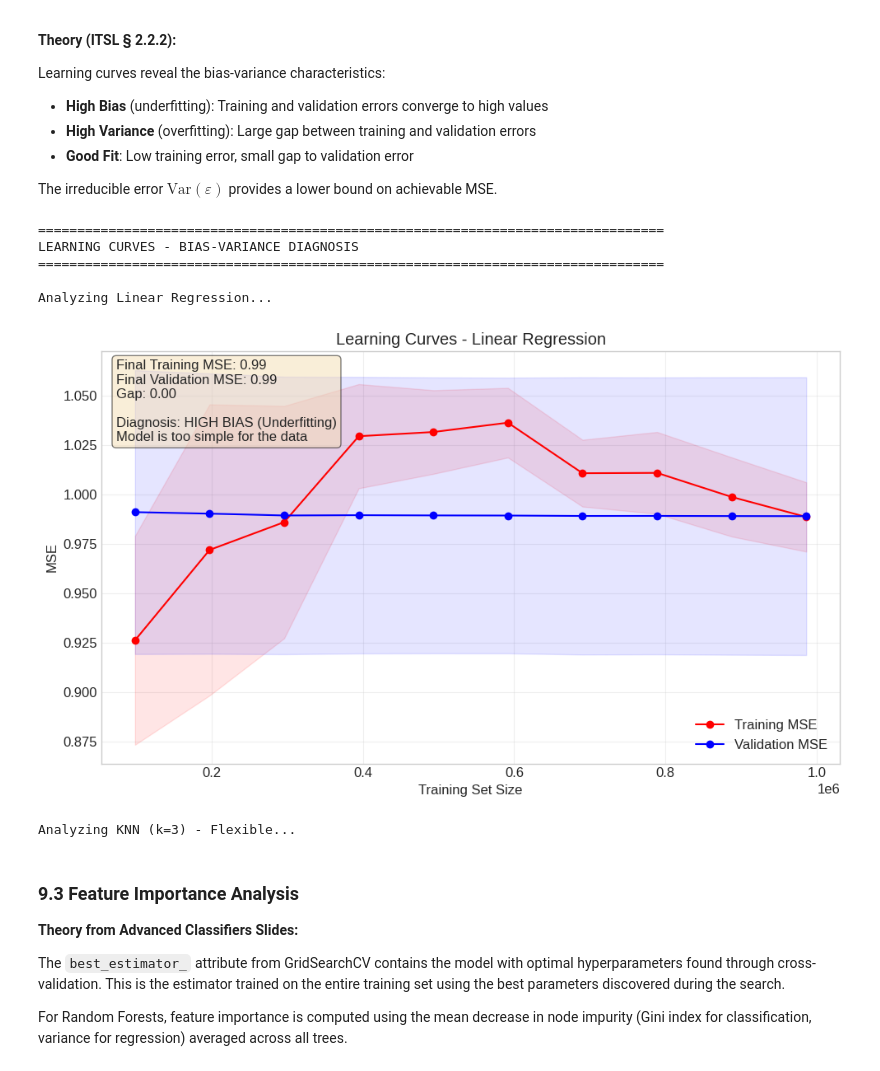
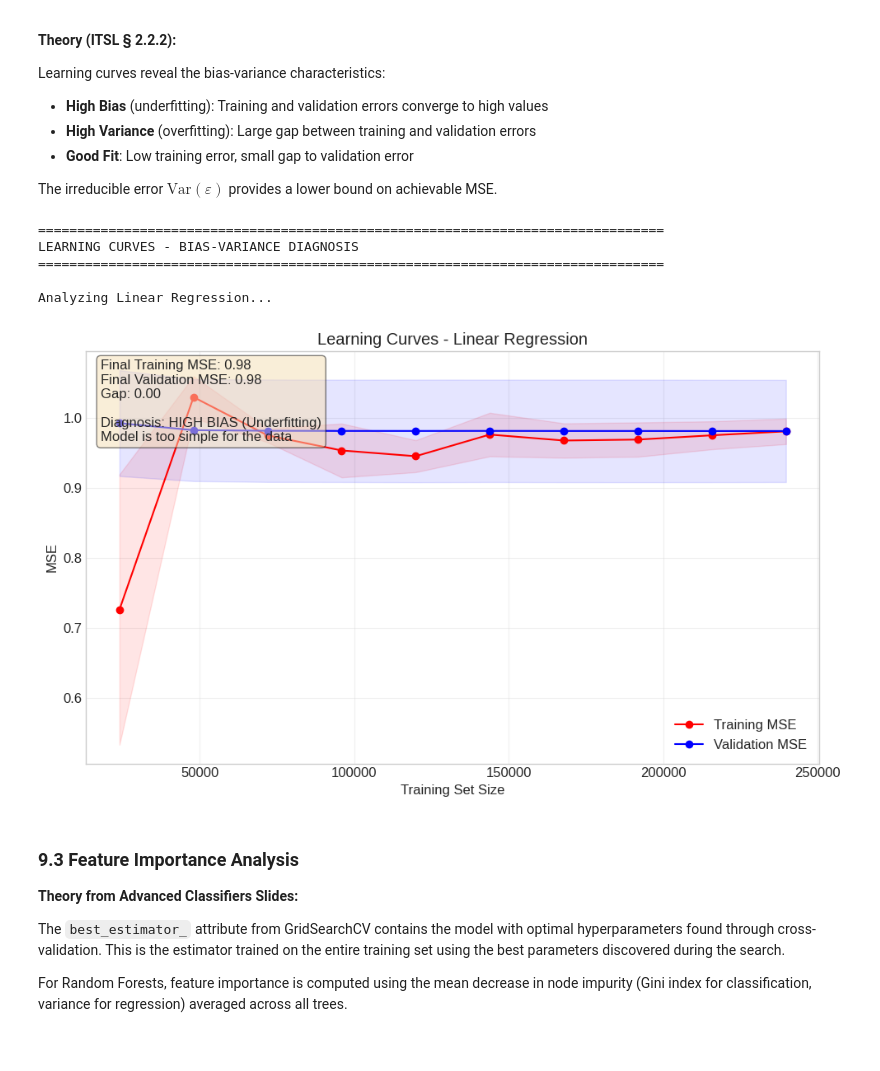
Before and after one commit to HlexNC/Painfully-Trivial, a Jupyter notebook: 1-Machine-Learning-v2.ipynb, the cells around one changed output. Cells and saved outputs as stored; diff of their text form; code cells hidden in the pictures.

```diff
--- a/1-Machine-Learning-v2.ipynb
+++ b/1-Machine-Learning-v2.ipynb
@@ -191,12 +191,12 @@ print(f"Shape: {df.shape}")
 print(f"Memory usage: {df.memory_usage(deep=True).sum() / 1024 / 1024:.2f} MB")
 print(check_memory())
 
-# # For extremely large datasets, consider sampling
-# if len(df) > 2_000_000:  # If more than 2 million rows
-#     print(f"\nDataset has {len(df):,} rows. Sampling for manageable processing...")
-#     df = df.sample(n=min(1_000_000, len(df)), random_state=42)
-#     print(f"Working with {len(df):,} sampled rows")
-#     gc.collect()
+# For extremely large datasets, consider sampling
+if len(df) > 2_000_000:  # If more than 2 million rows
+    print(f"\nDataset has {len(df):,} rows. Sampling for manageable processing...")
+    df = df.sample(n=min(500_000, len(df)), random_state=42)
+    print(f"Working with {len(df):,} sampled rows")
+    gc.collect()
 # %% [output]
 Downloading Deutsche Bahn delays dataset...
 Dataset downloaded to: /kaggle/input/deutsche-bahn-db-delays
@@ -1375,39 +1381,38 @@ def plot_learning_curves_with_diagnosis(estimator, title, X, y):
     if final_train_mse > 0.5 and gap < 0.2:
         diagnosis += "Diagnosis: HIGH BIAS (Underfitting)\n"
         diagnosis += "Model is too simple for the data"
     elif gap > 0.5:
         diagnosis += "Diagnosis: HIGH VARIANCE (Overfitting)\n"
         diagnosis += "Model is too complex, not generalizing well"
     else:
         diagnosis += "Diagnosis: GOOD BALANCE\n"
         diagnosis += "Reasonable bias-variance trade-off"
 
     plt.text(0.02, 0.98, diagnosis, transform=plt.gca().transAxes,
              verticalalignment='top', bbox=dict(boxstyle='round', facecolor='wheat', alpha=0.5))
 
     plt.tight_layout()
     plt.show()
 
 # Create learning curves for different models
 models_to_analyze = [
     (lr_pipeline, "Linear Regression"),
-    (Pipeline([('preprocessor', preprocessor),
-               ('model', KNeighborsRegressor(n_neighbors=3))]), "KNN (k=3) - Flexible"),
-    (Pipeline([('preprocessor', preprocessor),
-               ('model', KNeighborsRegressor(n_neighbors=50))]), "KNN (k=50) - Rigid"),
+    # (Pipeline([('preprocessor', preprocessor),
+    #            ('model', KNeighborsRegressor(n_neighbors=3))]), "KNN (k=3) - Flexible"),
+    # (Pipeline([('preprocessor', preprocessor),
+    #            ('model', KNeighborsRegressor(n_neighbors=50))]), "KNN (k=50) - Rigid"),
 ]
 
 for model, name in models_to_analyze:
     print(f"\nAnalyzing {name}...")
     plot_learning_curves_with_diagnosis(model, name, X_train, y_train)
 # %% [output]
 ================================================================================
 LEARNING CURVES - BIAS-VARIANCE DIAGNOSIS
 ================================================================================
 
 Analyzing Linear Regression...
-[figure, old version]
+[figure, new version]
-Analyzing KNN (k=3) - Flexible...
 # %% [markdown]
 ### 9.3 Feature Importance Analysis
 
```
Also changed, not shown: parts of 26 cells of this notebook.
